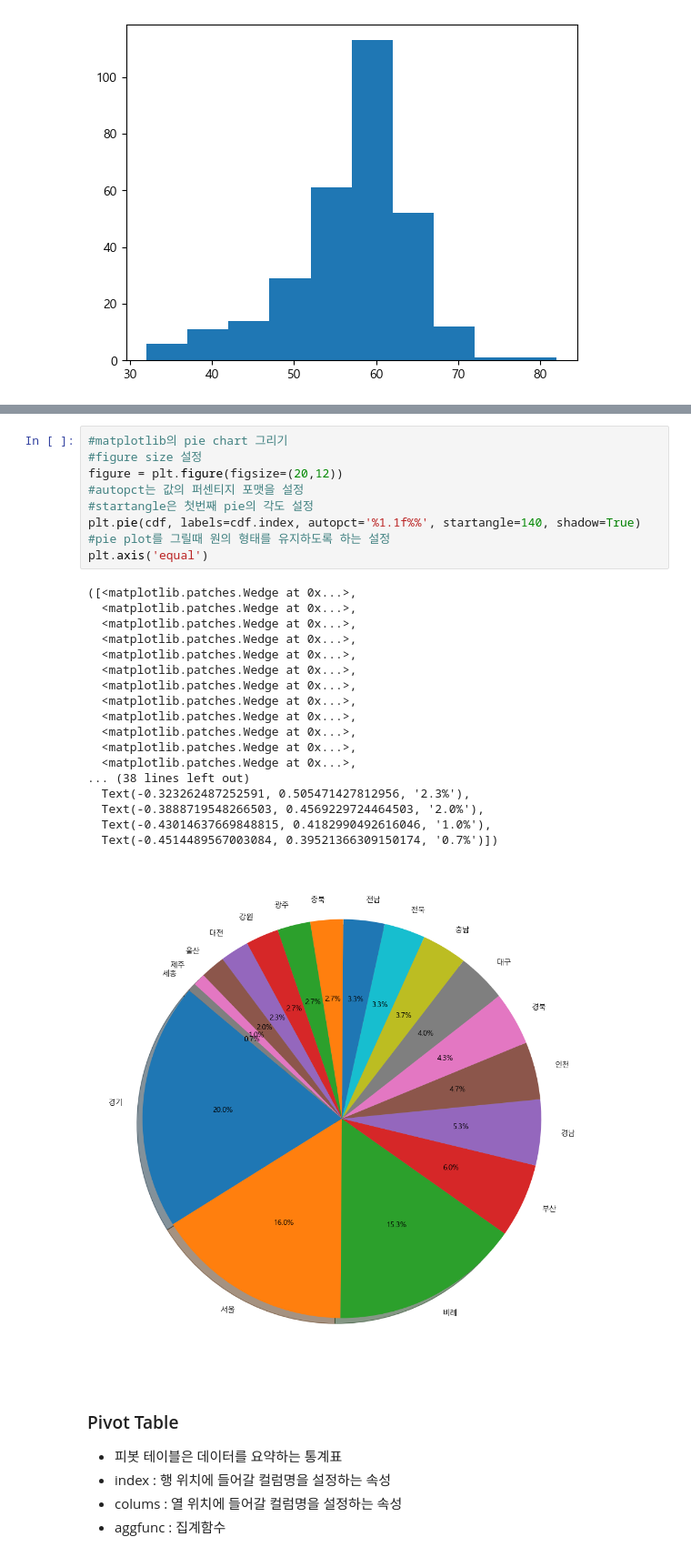
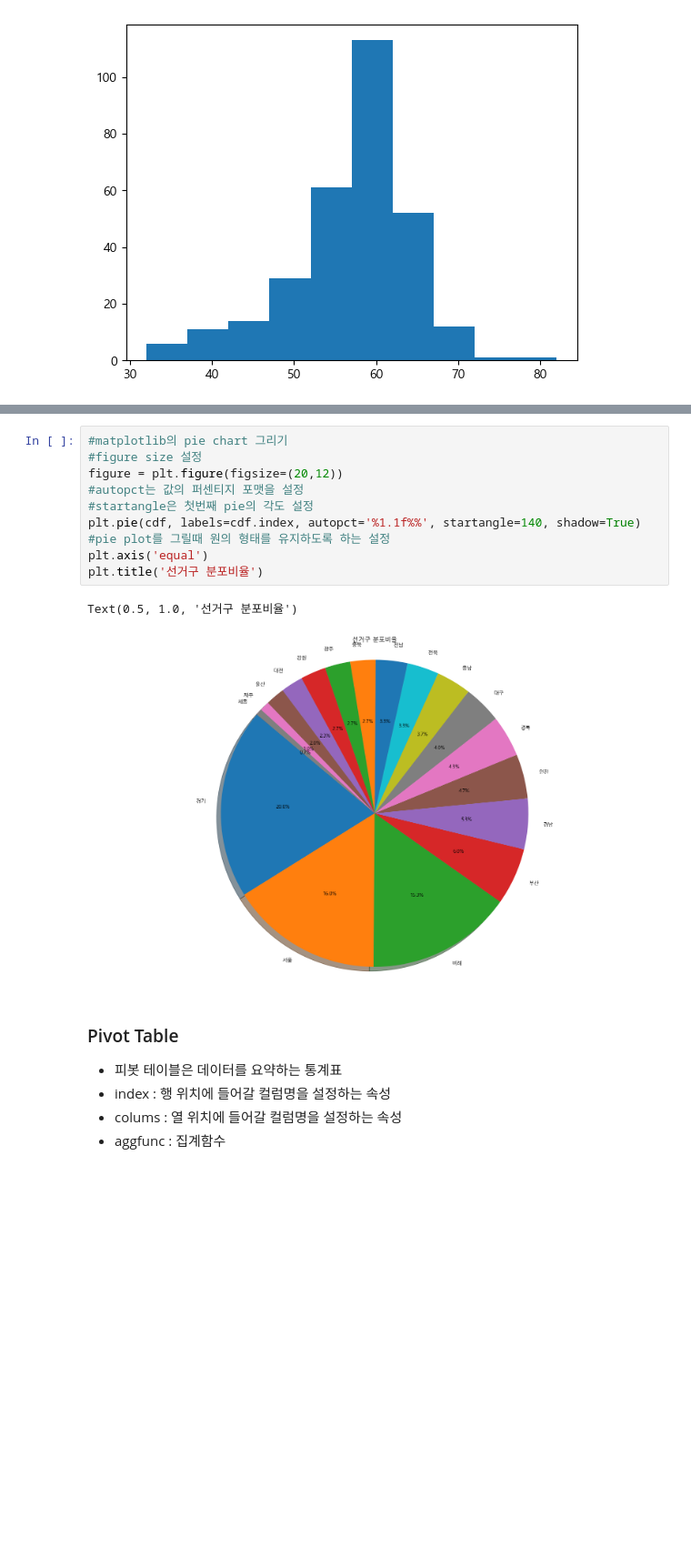
Before and after one commit to myjungwu/Python_Webscraping_Analysis, a Jupyter notebook: 05.국회의원현황-개정판.ipynb, the cells around one changed output, grey strips where cells are left out. Shown at 91% size. Drawn from its saved outputs; the diff is of its cells as text; blank space fills up the shorter version.

```diff
--- a/05.국회의원현황-개정판.ipynb
+++ b/05.국회의원현황-개정판.ipynb
@@ -636,31 +636,16 @@ Name: proportion, dtype: float64
 # %%
 #matplotlib의 pie chart 그리기
 #figure size 설정
 figure = plt.figure(figsize=(20,12))
 #autopct는 값의 퍼센티지 포맷을 설정
 #startangle은 첫번째 pie의 각도 설정
 plt.pie(cdf, labels=cdf.index, autopct='%1.1f%%', startangle=140, shadow=True)
 #pie plot를 그릴때 원의 형태를 유지하도록 하는 설정
 plt.axis('equal')
+plt.title('선거구 분포비율')
 # %% [output]
-([<matplotlib.patches.Wedge at 0x...>,
-  <matplotlib.patches.Wedge at 0x...>,
-  <matplotlib.patches.Wedge at 0x...>,
-  <matplotlib.patches.Wedge at 0x...>,
-  <matplotlib.patches.Wedge at 0x...>,
-  <matplotlib.patches.Wedge at 0x...>,
-  <matplotlib.patches.Wedge at 0x...>,
-  <matplotlib.patches.Wedge at 0x...>,
-  <matplotlib.patches.Wedge at 0x...>,
-  <matplotlib.patches.Wedge at 0x...>,
-  <matplotlib.patches.Wedge at 0x...>,
-  <matplotlib.patches.Wedge at 0x...>,
-... (38 lines left out)
-  Text(-0.323262487252591, 0.505471427812956, '2.3%'),
-  Text(-0.3888719548266503, 0.4569229724464503, '2.0%'),
-  Text(-0.43014637669848815, 0.4182990492616046, '1.0%'),
-  Text(-0.4514489567003084, 0.39521366309150174, '0.7%')])
+Text(0.5, 1.0, '선거구 분포비율')
-[figure, old version]
+[figure, new version]
 # %% [markdown]
 ### Pivot Table
 * 피봇 테이블은 데이터를 요약하는 통계표
```
Also changed, not shown: parts of 8 cells of this notebook.
